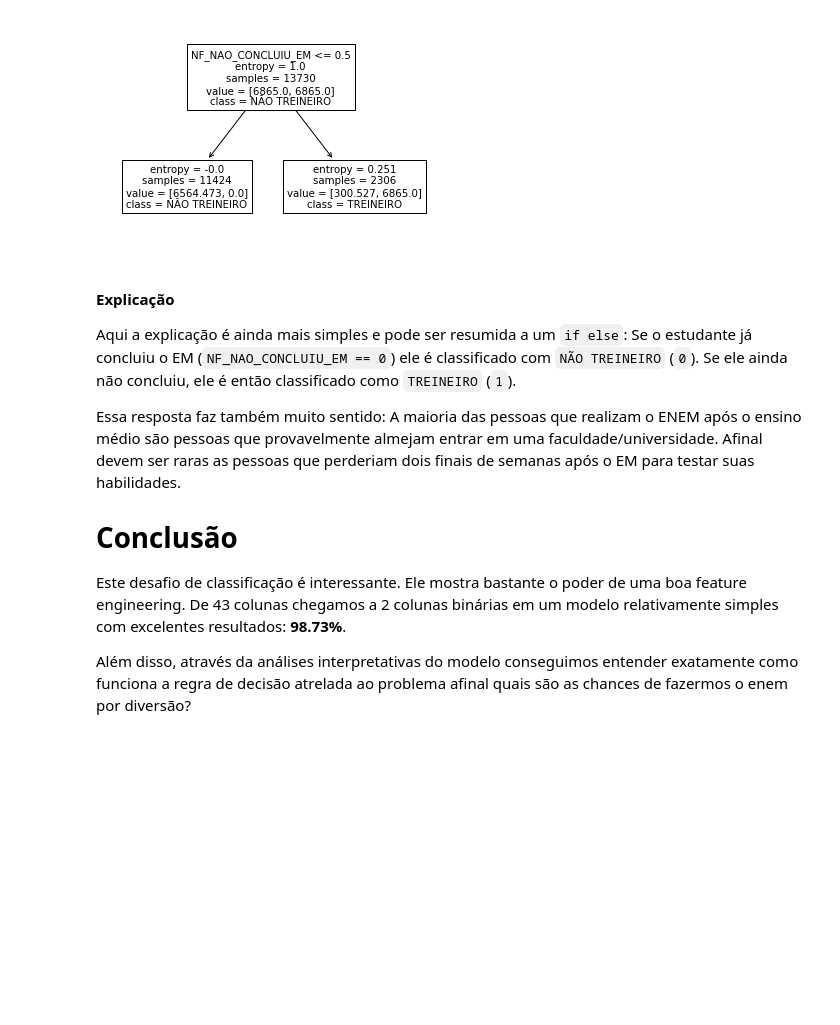
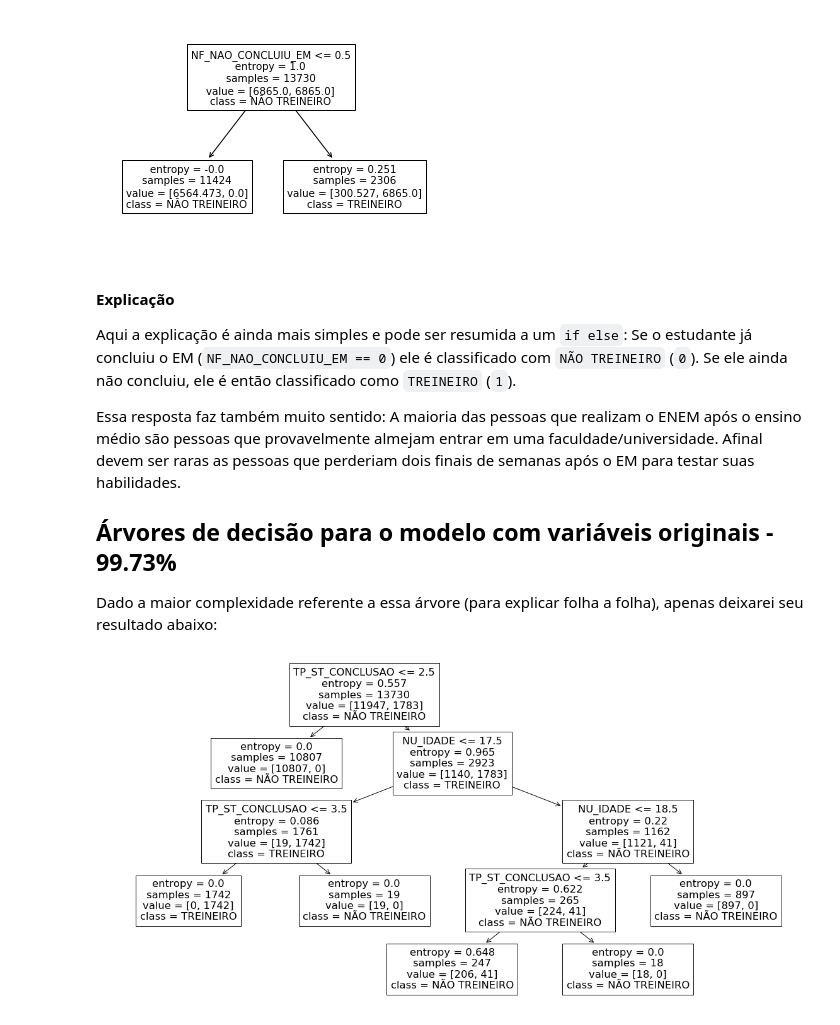
Before and after one commit to KaikeWesleyReis/codenation-aceleradev-datascience, a Jupyter notebook: semana_9/codigo_treineiro_enem2016.ipynb, the cells around one changed output. Drawn from its saved outputs; the diff is of its cells as text; code cells hidden in the pictures; blank space fills up the shorter version.

Commit message:
melhorar resultados da semana 9 - 99.73%

```diff
--- a/semana_9/codigo_treineiro_enem2016.ipynb
+++ b/semana_9/codigo_treineiro_enem2016.ipynb
@@ -840,7 +840,12 @@ Aqui a explicação é ainda mais simples e pode ser resumida a um `if else`: Se
 
 Essa resposta faz também muito sentido: A maioria das pessoas que realizam o ENEM após o ensino médio são pessoas que provavelmente almejam entrar em uma faculdade/universidade. Afinal devem ser raras as pessoas que perderiam dois finais de semanas após o EM para testar suas habilidades.
 
-# Conclusão
-Este desafio de classificação é interessante. Ele mostra bastante o poder de uma boa feature engineering. De 43 colunas chegamos a 2 colunas binárias em um modelo relativamente simples com excelentes resultados: **98.73%**.
+## Árvores de decisão para o modelo com variáveis originais - 99.73%
 
-Além disso, através da análises interpretativas do modelo conseguimos entender exatamente como funciona a regra de decisão atrelada ao problema afinal quais são as chances de fazermos o enem por diversão?
+Dado a maior complexidade referente a essa árvore (para explicar folha a folha), apenas deixarei seu resultado abaixo:
+# %%
+# Modelo principal
+plt.figure(figsize=(20,10))
+plot_tree(decision_tree=m2, feature_names=x2.columns, class_names=['NÃO TREINEIRO','TREINEIRO']);
+# %% [output]
+[figure, added]
```
Also changed, not shown: parts of 16 cells of this notebook, 1 other file.
